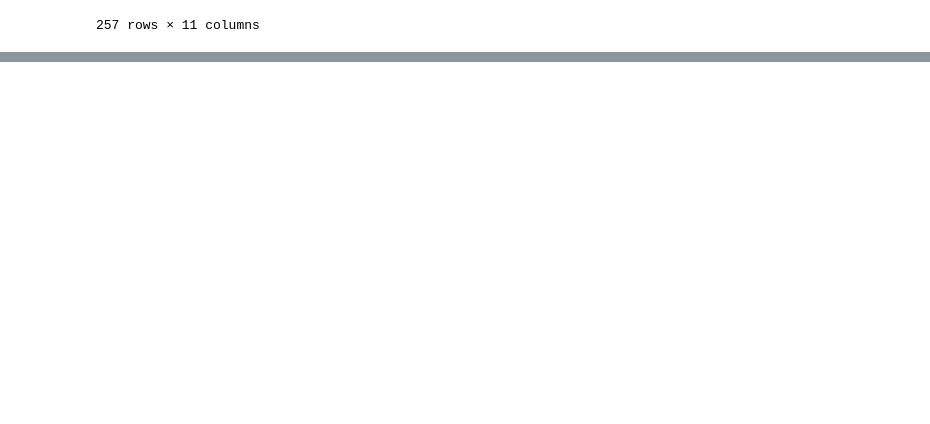
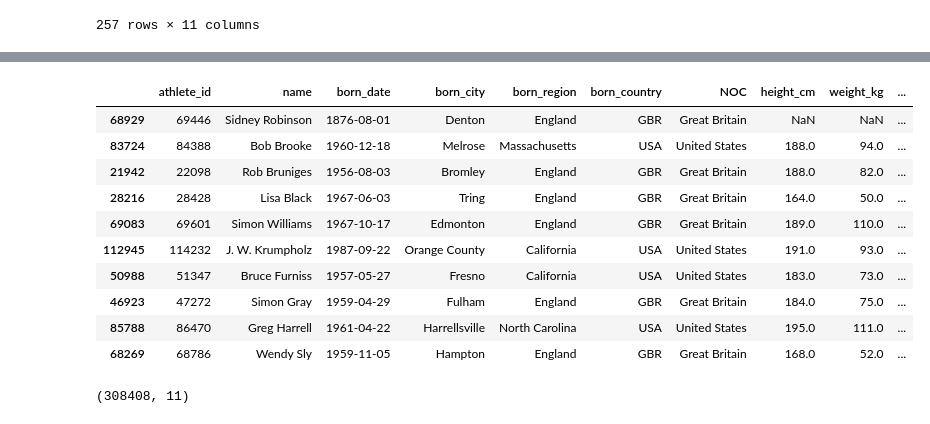
Before and after one commit to ChenniDJack/IntellipaatWorkSpace, a Jupyter notebook: LiveClass/Pandas_2025_04_12/PandasHandsOnYoutube.ipynb, the cells around one changed output, grey strips where cells are left out. Cells and saved outputs as stored; diff of their text form; code cells hidden in the pictures; blank space fills up the shorter version.

```diff
--- a/LiveClass/Pandas_2025_04_12/PandasHandsOnYoutube.ipynb
+++ b/LiveClass/Pandas_2025_04_12/PandasHandsOnYoutube.ipynb
@@ -751,0 +855,3 @@ bios.head()
+# %%
+usa = bios[bios['born_country']=='USA'].copy()
+gbr = bios[bios['born_country']=='GBR'].copy()
@@ -751,0 +876,20 @@ bios.head()
+# %%
+new_df = pd.concat([usa, gbr])
+# %%
+new_df.sample(10)
+# %% [output]
+|  | athlete_id | name | born_date | born_city | born_region | born_country | NOC | height_cm | weight_kg | ... |
+| 68929 | 69446 | Sidney Robinson | 1876-08-01 | Denton | England | GBR | Great Britain | NaN | NaN | ... |
+| 83724 | 84388 | Bob Brooke | 1960-12-18 | Melrose | Massachusetts | USA | United States | 188.0 | 94.0 | ... |
+| 21942 | 22098 | Rob Bruniges | 1956-08-03 | Bromley | England | GBR | Great Britain | 188.0 | 82.0 | ... |
+| 28216 | 28428 | Lisa Black | 1967-06-03 | Tring | England | GBR | Great Britain | 164.0 | 50.0 | ... |
+| 69083 | 69601 | Simon Williams | 1967-10-17 | Edmonton | England | GBR | Great Britain | 189.0 | 110.0 | ... |
+| 112945 | 114232 | J. W. Krumpholz | 1987-09-22 | Orange County | California | USA | United States | 191.0 | 93.0 | ... |
+| 50988 | 51347 | Bruce Furniss | 1957-05-27 | Fresno | California | USA | United States | 183.0 | 73.0 | ... |
+| 46923 | 47272 | Simon Gray | 1959-04-29 | Fulham | England | GBR | Great Britain | 184.0 | 75.0 | ... |
+| 85788 | 86470 | Greg Harrell | 1961-04-22 | Harrellsville | North Carolina | USA | United States | 195.0 | 111.0 | ... |
+| 68269 | 68786 | Wendy Sly | 1959-11-05 | Hampton | England | GBR | Great Britain | 168.0 | 52.0 | ... |
+# %%
+results.shape
+# %% [output]
+(308408, 11)
```
Also changed, not shown: parts of 85 cells of this notebook.
